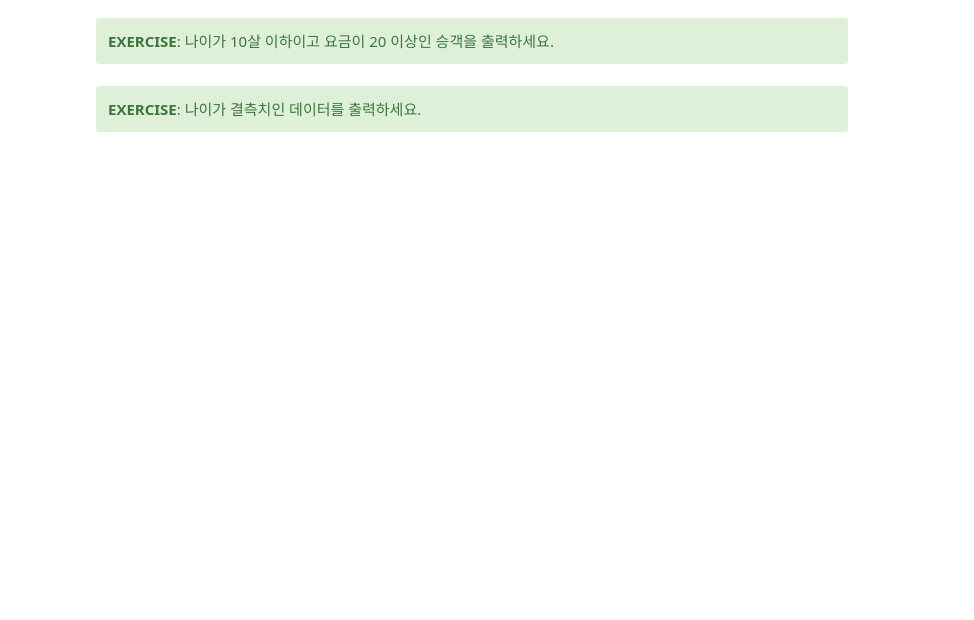
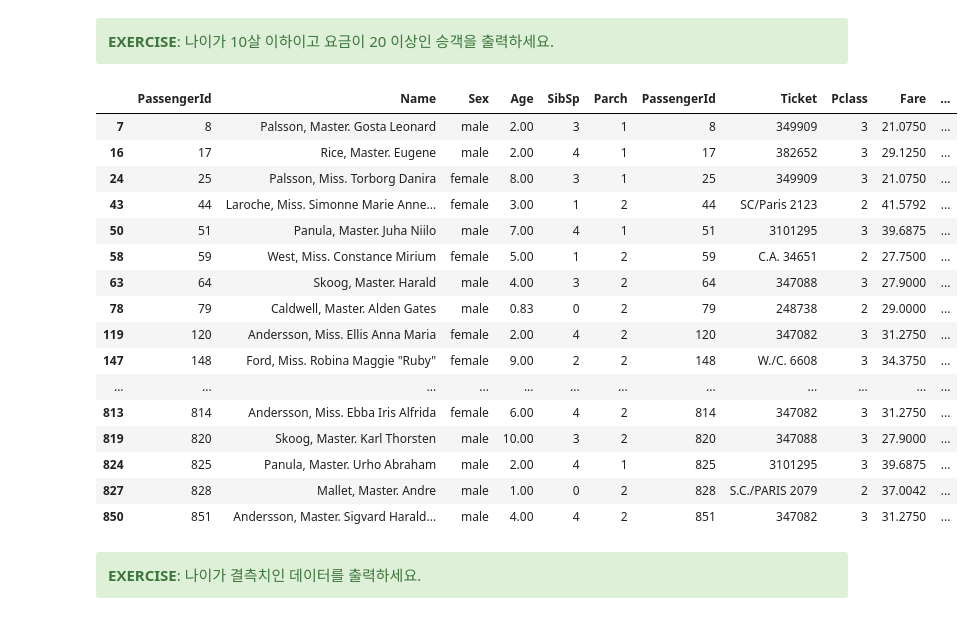
Before and after one commit to akafintech/fintech_service_2nd_aka, a Jupyter notebook: 05MACHINE_LEARNING/01pandas_연습문제_문제지.ipynb, the cells around one changed output. Saved outputs shown, nothing was run; the diff lists cells and outputs as text; code cells hidden in the pictures; blank space fills up the shorter version.

```diff
--- a/05MACHINE_LEARNING/01pandas_연습문제_문제지.ipynb
+++ b/05MACHINE_LEARNING/01pandas_연습문제_문제지.ipynb
@@ -102,0 +107,6 @@ https://drive.google.com/file/d/1cvBtLVyfhfodJK-BXWqBLcopyus9HOIc/view?usp=shari
+# %%
+engine = create_engine("mysql+pymysql://kict05:kict05@221.155.18.165:3306/titanic")
+conn = engine.connect()
+passenger = pd.read_sql("p_info", con=conn)
+conn.close()
+passenger
@@ -102,0 +127,15 @@ https://drive.google.com/file/d/1cvBtLVyfhfodJK-BXWqBLcopyus9HOIc/view?usp=shari
+# %%
+engine = create_engine("mysql+pymysql://kict05:kict05@221.155.18.165:3306/titanic")
+conn = engine.connect()
+sur = pd.read_sql("survived", con=conn)
+conn.close()
+sur
+# %%
+engine = create_engine("mysql+pymysql://kict05:kict05@221.155.18.165:3306/titanic")
+conn = engine.connect()
+tickets = pd.read_sql("t_info", con=conn)
+conn.close()
+tickets
+# %%
+titanic_res = pd.concat([passenger,tickets,sur], axis=1)
+titanic_res.head()
@@ -144,6 +352,26 @@ https://drive.google.com/file/d/1cvBtLVyfhfodJK-BXWqBLcopyus9HOIc/view?usp=shari
 <div class="alert alert-success">
     <b>EXERCISE</b>: 나이가 10살 이하이고 요금이 20 이상인 승객을 출력하세요.
 </div>
+# %%
+titanic_res[(titanic_res['Age'] <= 10) & (titanic_res['Fare'] >= 20)]
+# %% [output]
+|  | PassengerId | Name | Sex | Age | SibSp | Parch | PassengerId | Ticket | Pclass | Fare | ... |
+| 7 | 8 | Palsson, Master. Gosta Leonard | male | 2.00 | 3 | 1 | 8 | 349909 | 3 | 21.0750 | ... |
+| 16 | 17 | Rice, Master. Eugene | male | 2.00 | 4 | 1 | 17 | 382652 | 3 | 29.1250 | ... |
+| 24 | 25 | Palsson, Miss. Torborg Danira | female | 8.00 | 3 | 1 | 25 | 349909 | 3 | 21.0750 | ... |
+| 43 | 44 | Laroche, Miss. Simonne Marie Anne... | female | 3.00 | 1 | 2 | 44 | SC/Paris 2123 | 2 | 41.5792 | ... |
+| 50 | 51 | Panula, Master. Juha Niilo | male | 7.00 | 4 | 1 | 51 | 3101295 | 3 | 39.6875 | ... |
+| 58 | 59 | West, Miss. Constance Mirium | female | 5.00 | 1 | 2 | 59 | C.A. 34651 | 2 | 27.7500 | ... |
+| 63 | 64 | Skoog, Master. Harald | male | 4.00 | 3 | 2 | 64 | 347088 | 3 | 27.9000 | ... |
+| 78 | 79 | Caldwell, Master. Alden Gates | male | 0.83 | 0 | 2 | 79 | 248738 | 2 | 29.0000 | ... |
+| 119 | 120 | Andersson, Miss. Ellis Anna Maria | female | 2.00 | 4 | 2 | 120 | 347082 | 3 | 31.2750 | ... |
+| 147 | 148 | Ford, Miss. Robina Maggie "Ruby" | female | 9.00 | 2 | 2 | 148 | W./C. 6608 | 3 | 34.3750 | ... |
+| ... | ... | ... | ... | ... | ... | ... | ... | ... | ... | ... | ... |
+| 813 | 814 | Andersson, Miss. Ebba Iris Alfrida | female | 6.00 | 4 | 2 | 814 | 347082 | 3 | 31.2750 | ... |
+| 819 | 820 | Skoog, Master. Karl Thorsten | male | 10.00 | 3 | 2 | 820 | 347088 | 3 | 27.9000 | ... |
+| 824 | 825 | Panula, Master. Urho Abraham | male | 2.00 | 4 | 1 | 825 | 3101295 | 3 | 39.6875 | ... |
+| 827 | 828 | Mallet, Master. Andre | male | 1.00 | 0 | 2 | 828 | S.C./PARIS 2079 | 2 | 37.0042 | ... |
+| 850 | 851 | Andersson, Master. Sigvard Harald... | male | 4.00 | 4 | 2 | 851 | 347082 | 3 | 31.2750 | ... |
 # %% [markdown]
 <div class="alert alert-success">
     <b>EXERCISE</b>: 나이가 결측치인 데이터를 출력하세요.
```
Also changed, not shown: parts of 22 cells of this notebook, 2 other files.
